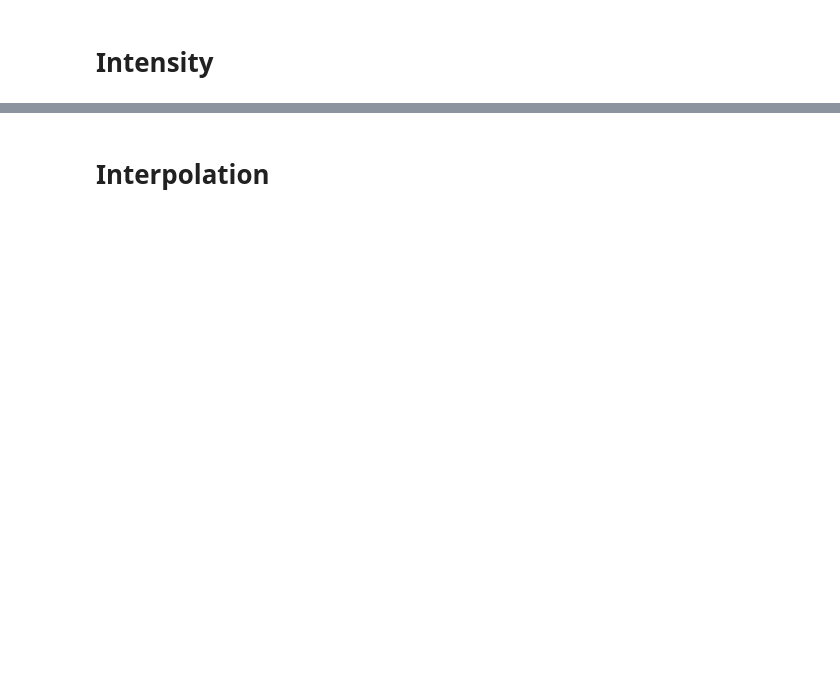
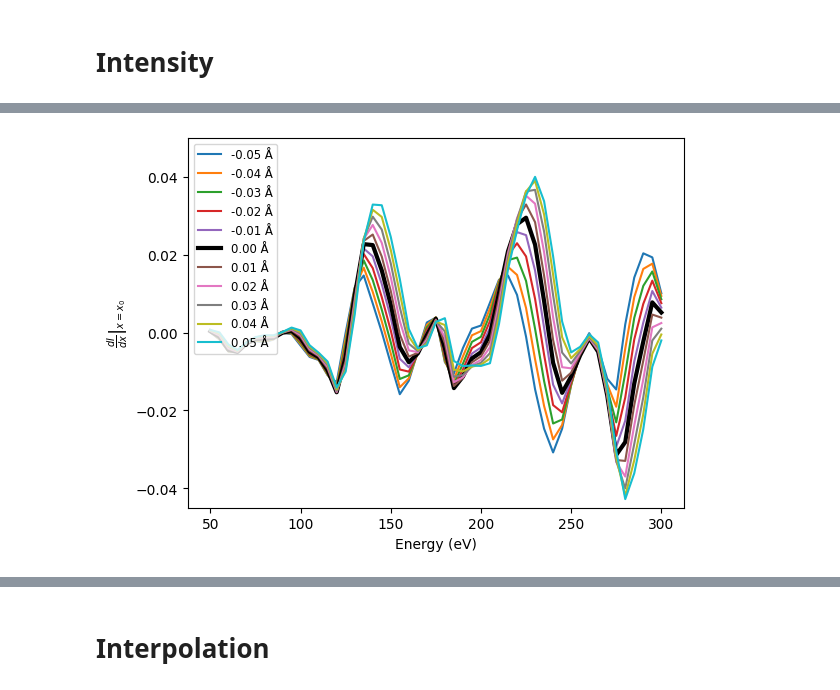
Before and after one commit to viperleed/viperleed-jax, a Jupyter notebook: Cu(111).ipynb, the cells around one changed output, grey strips where cells are left out. Saved outputs shown, nothing was run; the diff lists cells and outputs as text; code cells hidden in the pictures; blank space fills up the shorter version.

```diff
--- a/Cu(111).ipynb
+++ b/Cu(111).ipynb
@@ -117,2 +150,19 @@ for i in range(1, 10):
+# %%
+plt.figure()
+for i in range(0, 11):
+    if i == 5:
+        disp = np.array([[-0.05 + 0.01* i, 0.0, 0.0]])
+        plt.plot((tensor_data.e_kin-tensor_data.v0r)*HARTREE, jax.jacfwd(delta_intensity)(disp)[:, 0, 0, 0],linewidth=3,color='black',label='0.00 Å')
+    else:
+        disp = np.array([[-0.05 + 0.01* i, 0.0, 0.0]])
+        plt.plot((tensor_data.e_kin-tensor_data.v0r)*HARTREE, jax.jacfwd(delta_intensity)(disp)[:, 0, 0, 0],label = str(np.round(-0.05 + 0.01* i,2)) + ' Å')
+
+plt.xlabel("Energy (eV)")
+plt.ylabel(r'$\left. \frac{dI}{dx} \right|_{x=x_0}$')
+plt.ylim([-0.045,0.05])
+plt.legend(fontsize='small', loc='upper left')
+plt.show()
+# %% [output]
+[figure, added]
 # %%
 estimate_function_cost(delta_intensity, disp)
```
Also changed, not shown: parts of 12 cells of this notebook.
